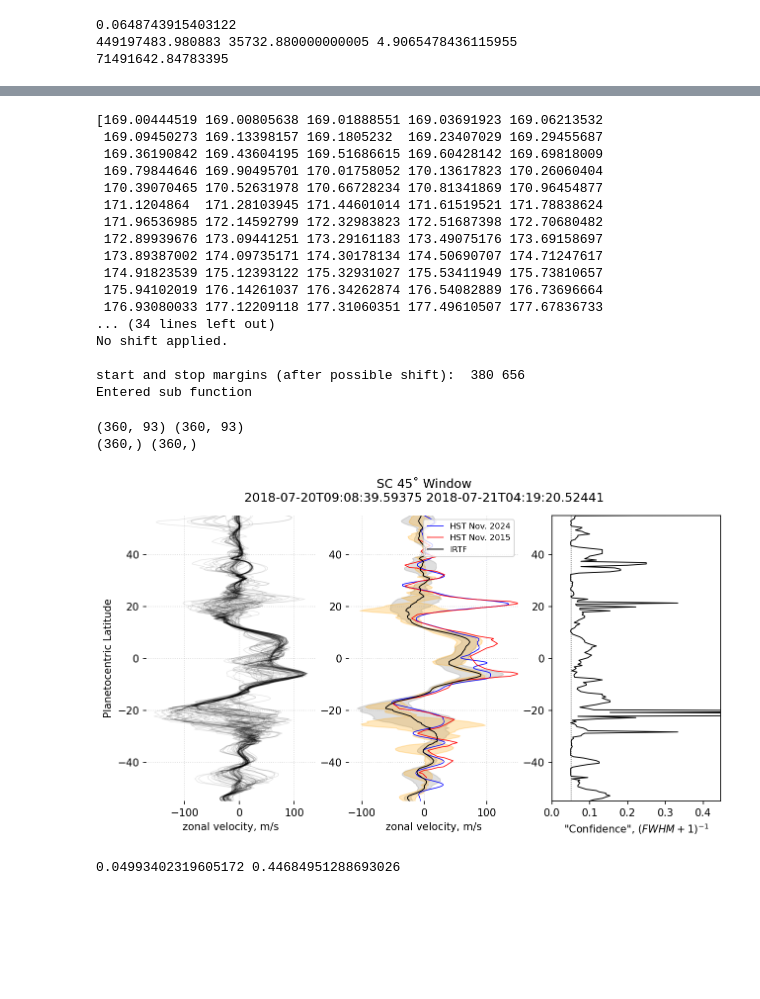
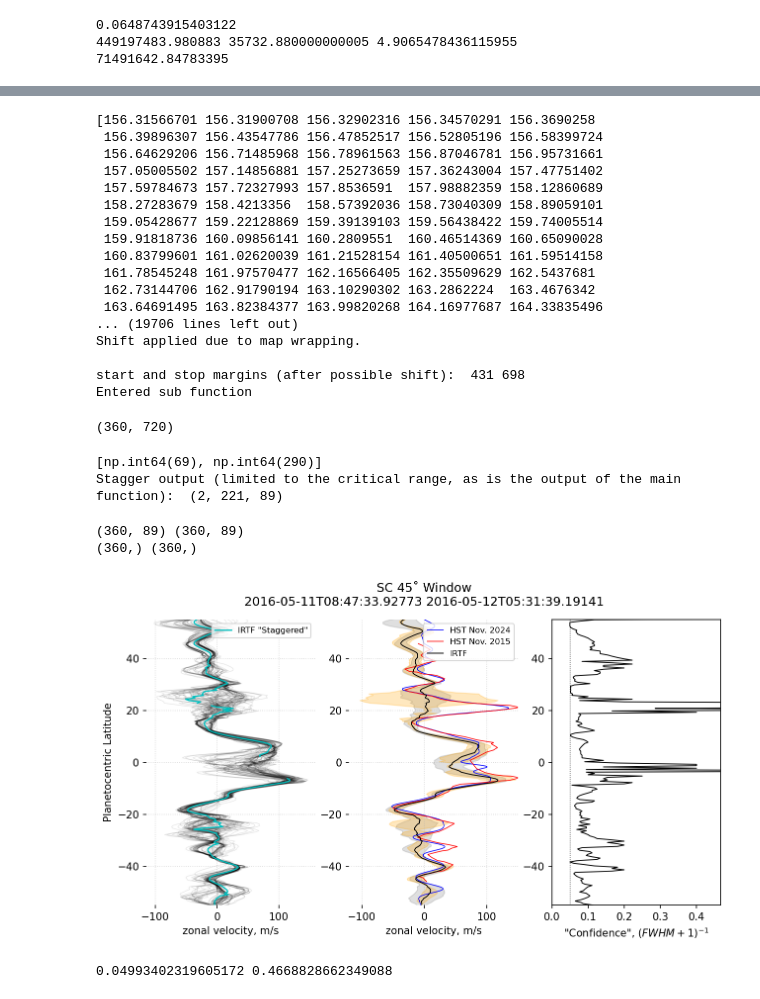
Before and after one commit to alihyder727/windfieldproject, a Jupyter notebook: StaggerWindow.ipynb, the cells around one changed output, grey strips where cells are left out. Saved outputs shown, nothing was run; the diff lists cells and outputs as text; code cells hidden in the pictures; blank space fills up the shorter version.

Commit message:
Added the StaggerWindow approach. Works quite well. Added as a boolean in the SlidingWindow functionality as that is still needed to generate base slides for the stagger windoes.

```diff
--- a/StaggerWindow.ipynb
+++ b/StaggerWindow.ipynb
@@ -116,10 +116,11 @@ Total of 6 pairs to work through...
 # %%
 test_i             = 1    # index of the pair being correlated.
-long_shift_applied = 90  # what is the shift that you want to apply, if need be.
+long_shift_applied = 90   # what is the shift that you want to apply, if need be.
 margin_app         = 5    # how far you want to be from the NaNs. Sometimes needs to be lowered to 3 in the event that margin application fails.
 window_length      = 45   # width of the sliding window.
 window_stepping    = 1    # how many longitudes does the sliding take.
 critical_lat       = 55   # the latitude where the correlation function stops applying.
+std_stagger        = 1.15 # sigma threshold that defines how large the max peak can be beyond the median of a specific latitude.
 
 # Rarely changed variables:
 max_delta_longit   = 10   # how many ∆longitudes are permitted.
@@ -138,10 +139,10 @@ else:
     long_array_use = long_array
 
 
-_, _, _, _, _, corr_1D, corr_1D_coeff, error_array_slide, fwhm_array_slide = ZWP_Class.getFullLatitudinalCorrelation(
+_, _, _, _, _, corr_1D, corr_1D_coeff, error_array_slide, fwhm_array_slide, stagger_bool = ZWP_Class.getFullLatitudinalCorrelation(
                             compatible_map_pairs[test_i][0], compatible_map_pairs[test_i][1],
                             long_array_use, lat_array_use, shift_long=long_shift_applied, crit_lat=critical_lat,
-                            margin=margin_app, max_delta_long=max_delta_longit, force_shift=False, sliding_window_boolean=True, sliding_window_len=window_length, window_step=window_stepping, lat_res_tol=lat_res_tol)
+                            margin=margin_app, max_delta_long=max_delta_longit, force_shift=False, sliding_window_boolean=True, sliding_window_len=window_length, window_step=window_stepping, stagger=True, std_stagger=std_stagger, lat_res_tol=lat_res_tol)
 print()
 shifted_f1, shifted_f2, shifted_BIM, margin_applied_in_func_shifted, final_longitudes_masked_shifted, corr_1D_noshift, corr_1D_coeff_noshift, error_array, fwhm_array = ZWP_Class.getFullLatitudinalCorrelation(
                             compatible_map_pairs[test_i][0], compatible_map_pairs[test_i][1],
@@ -159,23 +160,27 @@ shifted_f1, shifted_f2, shifted_BIM, margin_applied_in_func_shifted, final_longi
 
 # print(final_longitudes_masked_shifted)
 # %% [output]
-[169.00444519 169.00805638 169.01888551 169.03691923 169.06213532
- 169.09450273 169.13398157 169.1805232  169.23407029 169.29455687
- 169.36190842 169.43604195 169.51686615 169.60428142 169.69818009
- 169.79844646 169.90495701 170.01758052 170.13617823 170.26060404
- 170.39070465 170.52631978 170.66728234 170.81341869 170.96454877
- 171.1204864  171.28103945 171.44601014 171.61519521 171.78838624
- 171.96536985 172.14592799 172.32983823 172.51687398 172.70680482
- 172.89939676 173.09441251 173.29161183 173.49075176 173.69158697
- 173.89387002 174.09735171 174.30178134 174.50690707 174.71247617
- 174.91823539 175.12393122 175.32931027 175.53411949 175.73810657
- 175.94102019 176.14261037 176.34262874 176.54082889 176.73696664
- 176.93080033 177.12209118 177.31060351 177.49610507 177.67836733
-... (34 lines left out)
-No shift applied.
+[156.31566701 156.31900708 156.32902316 156.34570291 156.3690258
+ 156.39896307 156.43547786 156.47852517 156.52805196 156.58399724
+ 156.64629206 156.71485968 156.78961563 156.87046781 156.95731661
+ 157.05005502 157.14856881 157.25273659 157.36243004 157.47751402
+ 157.59784673 157.72327993 157.8536591  157.98882359 158.12860689
+ 158.27283679 158.4213356  158.57392036 158.73040309 158.89059101
+ 159.05428677 159.22128869 159.39139103 159.56438422 159.74005514
+ 159.91818736 160.09856141 160.2809551  160.46514369 160.65090028
+ 160.83799601 161.02620039 161.21528154 161.40500651 161.59514158
+ 161.78545248 161.97570477 162.16566405 162.35509629 162.5437681
+ 162.73144706 162.91790194 163.10290302 163.2862224  163.4676342
+ 163.64691495 163.82384377 163.99820268 164.16977687 164.33835496
+... (19706 lines left out)
+Shift applied due to map wrapping.
 
-start and stop margins (after possible shift):  380 656
+start and stop margins (after possible shift):  431 698
 Entered sub function
+# %%
+compatible_map_pairs[test_i][0].shape
+# %% [output]
+(360, 720)
 # %%
 '''
 Load some HST data for comparison and get the appropriate ∆t for the case currently being used.
@@ -188,10 +193,29 @@ delta_t = t_diff_list_cmap_51[test_i]*3600
 # convert HST planetographic latitudes to planetocentric
 centric_lat_HST = np.rad2deg(ZWP_Class.planeto_Graphic2Centric(R_J, R_J_p, opal_nov_2024_df['LAT']))
 centric_lat_HST_2015 = np.rad2deg(ZWP_Class.planeto_Graphic2Centric(R_J, R_J_p, hst_wind_1D['y']))[:]
+# %%
+lat_delta_indices = [np.where(np.isclose(lat_array_use, -critical_lat, lat_res_tol))[0][0], np.where(np.isclose(lat_array_use, critical_lat, lat_res_tol))[0][0]+1]
+print(lat_delta_indices)
+# print('Smooth wind with all latitudes (no critcal_lat applied): ', smooth_wind_full.shape)
+# print('Smooth wind output (limited to the critical range): ', smooth_wind_full[lat_delta_indices[0]:lat_delta_indices[1], :].shape)
+print('Stagger output (limited to the critical range, as is the output of the main function): ', stagger_bool.shape)
+# print(smooth_wind_full[lat_delta_indices[0]:lat_delta_indices[1], :] * stagger_bool[0, ...])
+# %% [output]
+[np.int64(69), np.int64(290)]
+Stagger output (limited to the critical range, as is the output of the main function):  (2, 221, 89)
 # %%
 %matplotlib inline
 print(corr_1D.shape, corr_1D_coeff.shape)
 print(corr_1D_noshift.shape, corr_1D_coeff_noshift.shape)
+
+def customWeightedAvg(main_mat, weight_mat):
+    weighted_wind = np.zeros(main_mat.shape[0])
+    for l in range(main_mat.shape[0]):
+        if np.sum(weight_mat[l, :]) <= 1:
+            weighted_wind[l] = np.nan
+        else:
+            weighted_wind[l] = np.sum(weight_mat[l, :] * main_mat[l, :]) / np.sum(weight_mat[l, :])
+    return weighted_wind
 
 smooth_wind_full = np.zeros_like(corr_1D)
 rough_wind_full = np.zeros_like(corr_1D)
@@ -204,9 +228,13 @@ for c in range(corr_1D.shape[1]):
     plt.plot(smooth_wind_full[:, c], lat_array_use, color='k', lw=0.65, alpha=0.1)
     plt.ylim(-critical_lat, critical_lat)
 
+weighted_wind = customWeightedAvg(smooth_wind_full[lat_delta_indices[0]:lat_delta_indices[1], :], stagger_bool[0, ...])
+plt.plot(weighted_wind, lat_array_use[lat_delta_indices[0]:lat_delta_indices[1]], color='c', lw=1.25, label='IRTF "Staggered"')
+
 plt.ylabel('Planetocentric Latitude'), plt.xlabel('zonal velocity, m/s')
 plt.gca().set_frame_on(False)
 plt.grid(True, 'both', ls=':', alpha=0.5)
+plt.legend(loc='upper right', fontsize=8)
 
 # Either smooth before averaging or average before smoothing...
 rough_wind_mean, rough_wind_std = np.mean(rough_wind_full, axis=1), np.std(rough_wind_full, axis=1)
@@ -220,36 +248,40 @@ confidence_slide = 1/(fwhm_array_slide+1)
 
 
 plt.subplot(132)
 plt.plot(opal_nov_2024_df['FMZW'], centric_lat_HST, color='b', lw=0.75, label='HST Nov. 2024')
 plt.plot(hst_wind_1D['x'], centric_lat_HST_2015, color='r', lw=0.75, label='HST Nov. 2015')
 plt.plot(smooth_wind_mean, lat_array_use, color='k', lw=0.9, label='IRTF')
+
+# for c in range(corr_1D.shape[1]):
+#     plt.plot(smooth_wind_full[lat_delta_indices[0]:lat_delta_indices[1], c] * stagger_bool[0, :, c] , lat_array_use[lat_delta_indices[0]:lat_delta_indices[1]], color='m', lw=0.65, alpha=0.1)
+
 plt.fill_betweenx(lat_array_use, smooth_wind_mean-smooth_wind_std, smooth_wind_mean+smooth_wind_std, color='gray', alpha=0.25)
 plt.fill_betweenx(lat_array_use, smooth_wind_mean-smooth_err_velocity, smooth_wind_mean+smooth_err_velocity, color='orange', alpha=0.25)
 plt.ylim(-critical_lat, critical_lat)
 plt.xlim(-120, 150)
 plt.gca().set_frame_on(False)
 plt.grid(True, 'both', ls=':', alpha=0.5)
 plt.xlabel('zonal velocity, m/s')
 plt.legend(loc='upper right', fontsize=8)
 # plt.suptitle('Sliding Correlations with 45˚ Window')
 plt.suptitle(f'SC {window_length}˚ Window\n'+date_meta_list[test_i][0] + ' ' + date_meta_list[test_i][1])
 
 
 plt.subplot(133)
 plt.plot(confidence_slide, lat_array_use, color='k', lw=0.9)
 # plt.vlines(0, np.min(lat_array_use), np.max(lat_array_use), color='k', lw=0.7, ls=':')
 plt.vlines(np.min(confidence_slide), np.min(lat_array_use), np.max(lat_array_use), color='k', lw=0.7, ls=':')
 plt.xlabel(r'"Confidence", $(FWHM+1)^{-1}$')
 plt.xlim(0, np.mean(confidence_slide))
 plt.ylim(-critical_lat, critical_lat)
 plt.show()
 
 print(np.min(confidence_slide), np.mean(confidence_slide))
 # %% [output]
-(360, 93) (360, 93)
+(360, 89) (360, 89)
 (360,) (360,)
-[figure, old version]
+[figure, new version]
-0.04993402319605172 0.44684951288693026
+0.04993402319605172 0.4668828662349088
 # %%
 pearson_thresh = 0.275
 corr_1D_with_thresh = corr_1D_noshift
```
Also changed, not shown: parts of 16 cells of this notebook, 1 other file.
